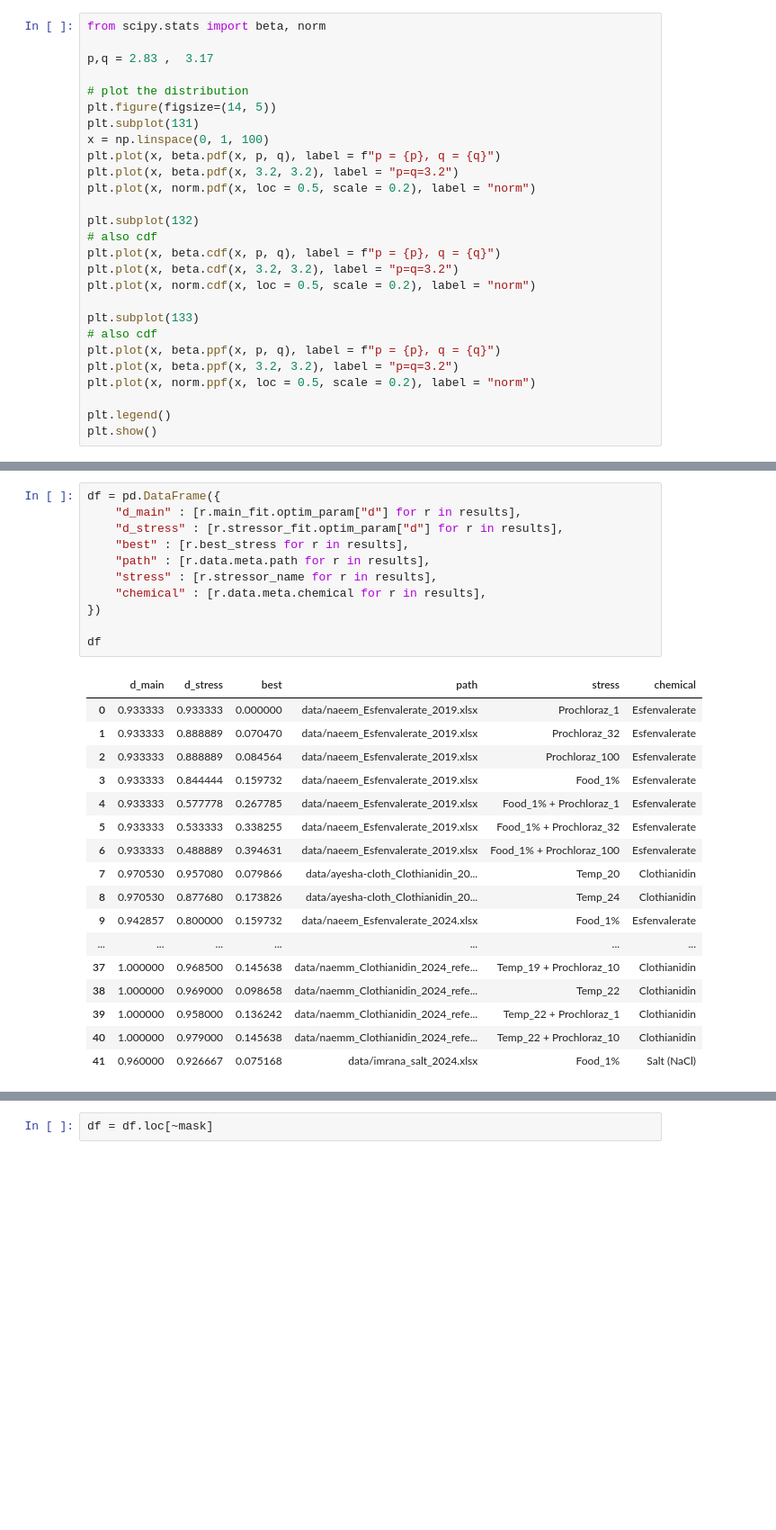
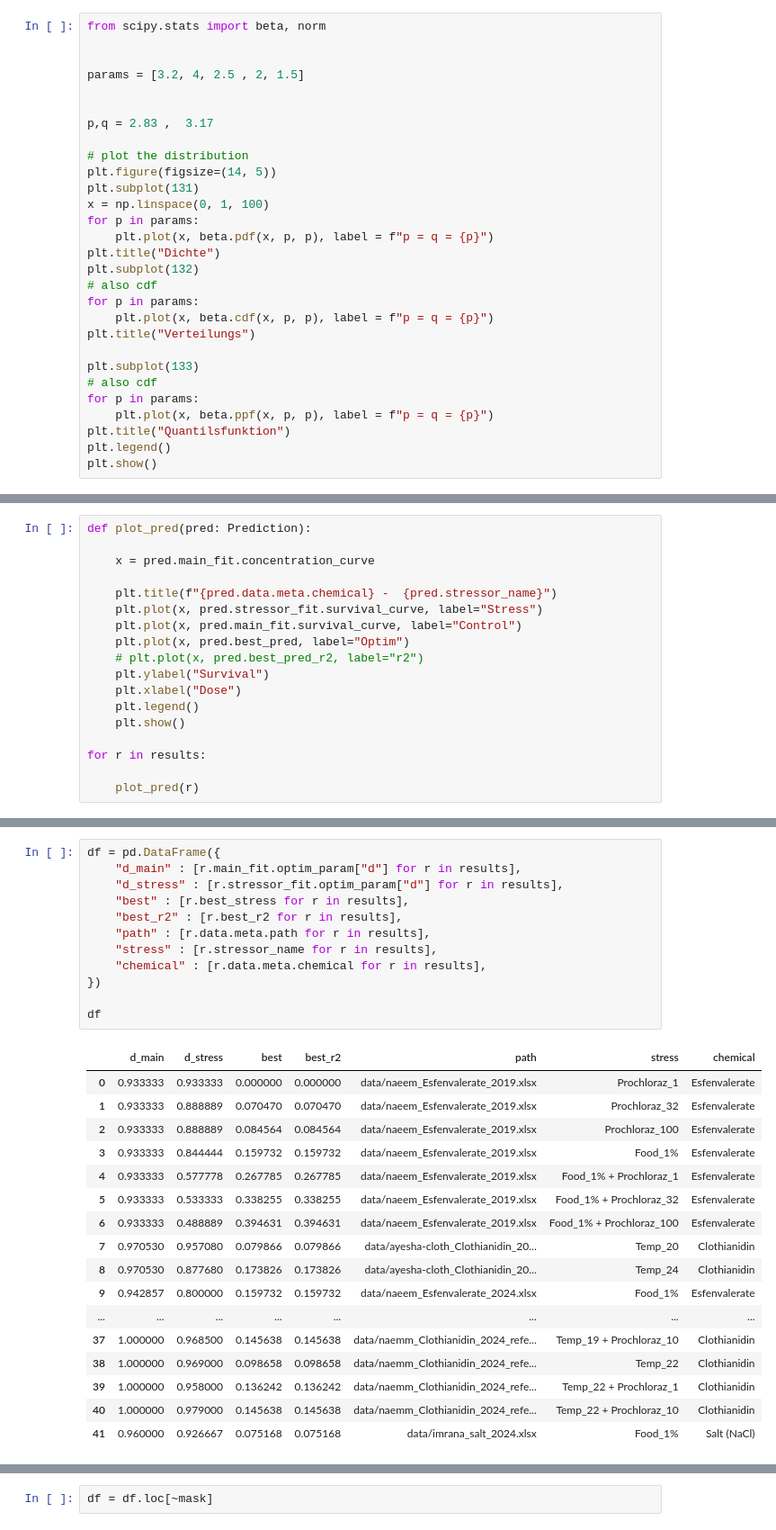
Before and after one commit to ffhammer/sam, a Jupyter notebook: explore_temperature.ipynb, the cells around one changed output, grey strips where cells are left out. Shown at 90% size. Drawn from its saved outputs; the diff is of its cells as text; blank space fills up the shorter version.

```diff
--- a/explore_temperature.ipynb
+++ b/explore_temperature.ipynb
@@ -102,5 +109,9 @@ np.float64(0.9571219877882319)
 # %%
 from scipy.stats import beta, norm
+
+
+params = [3.2, 4, 2.5 , 2, 1.5]
+
 
 p,q = 2.83 ,  3.17
 
@@ -108,22 +119,20 @@ p,q = 2.83 ,  3.17
 plt.figure(figsize=(14, 5))
 plt.subplot(131)
 x = np.linspace(0, 1, 100)
-plt.plot(x, beta.pdf(x, p, q), label = f"p = {p}, q = {q}")
-plt.plot(x, beta.pdf(x, 3.2, 3.2), label = "p=q=3.2")
-plt.plot(x, norm.pdf(x, loc = 0.5, scale = 0.2), label = "norm")
-
+for p in params:
+    plt.plot(x, beta.pdf(x, p, p), label = f"p = q = {p}")
+plt.title("Dichte")
 plt.subplot(132)
 # also cdf
-plt.plot(x, beta.cdf(x, p, q), label = f"p = {p}, q = {q}")
-plt.plot(x, beta.cdf(x, 3.2, 3.2), label = "p=q=3.2")
-plt.plot(x, norm.cdf(x, loc = 0.5, scale = 0.2), label = "norm")
+for p in params:
+    plt.plot(x, beta.cdf(x, p, p), label = f"p = q = {p}")
+plt.title("Verteilungs")
 
 plt.subplot(133)
 # also cdf
-plt.plot(x, beta.ppf(x, p, q), label = f"p = {p}, q = {q}")
-plt.plot(x, beta.ppf(x, 3.2, 3.2), label = "p=q=3.2")
-plt.plot(x, norm.ppf(x, loc = 0.5, scale = 0.2), label = "norm")
-
+for p in params:
+    plt.plot(x, beta.ppf(x, p, p), label = f"p = q = {p}")
+plt.title("Quantilsfunktion")
 plt.legend()
 plt.show()
 # %% [output]
@@ -298,0 +295,18 @@ for r in results:
+# %%
+def plot_pred(pred: Prediction):
+
+    x = pred.main_fit.concentration_curve
+
+    plt.title(f"{pred.data.meta.chemical} -  {pred.stressor_name}")
+    plt.plot(x, pred.stressor_fit.survival_curve, label="Stress")
+    plt.plot(x, pred.main_fit.survival_curve, label="Control")
+    plt.plot(x, pred.best_pred, label="Optim")
+    # plt.plot(x, pred.best_pred_r2, label="r2")
+    plt.ylabel("Survival")
+    plt.xlabel("Dose")
+    plt.legend()
+    plt.show()
+
+for r in results:
+
+    plot_pred(r)
@@ -299,32 +327,33 @@ for r in results:
 # %%
 df = pd.DataFrame({
     "d_main" : [r.main_fit.optim_param["d"] for r in results],
     "d_stress" : [r.stressor_fit.optim_param["d"] for r in results],
     "best" : [r.best_stress for r in results],
+    "best_r2" : [r.best_r2 for r in results],
     "path" : [r.data.meta.path for r in results],
     "stress" : [r.stressor_name for r in results],
     "chemical" : [r.data.meta.chemical for r in results],
 })
 
 df
 # %% [output]
-|  | d_main | d_stress | best | path | stress | chemical |
-| 0 | 0.933333 | 0.933333 | 0.000000 | data/naeem_Esfenvalerate_2019.xlsx | Prochloraz_1 | Esfenvalerate |
-| 1 | 0.933333 | 0.888889 | 0.070470 | data/naeem_Esfenvalerate_2019.xlsx | Prochloraz_32 | Esfenvalerate |
-| 2 | 0.933333 | 0.888889 | 0.084564 | data/naeem_Esfenvalerate_2019.xlsx | Prochloraz_100 | Esfenvalerate |
-| 3 | 0.933333 | 0.844444 | 0.159732 | data/naeem_Esfenvalerate_2019.xlsx | Food_1% | Esfenvalerate |
-| 4 | 0.933333 | 0.577778 | 0.267785 | data/naeem_Esfenvalerate_2019.xlsx | Food_1% + Prochloraz_1 | Esfenvalerate |
-| 5 | 0.933333 | 0.533333 | 0.338255 | data/naeem_Esfenvalerate_2019.xlsx | Food_1% + Prochloraz_32 | Esfenvalerate |
-| 6 | 0.933333 | 0.488889 | 0.394631 | data/naeem_Esfenvalerate_2019.xlsx | Food_1% + Prochloraz_100 | Esfenvalerate |
-| 7 | 0.970530 | 0.957080 | 0.079866 | data/ayesha-cloth_Clothianidin_20... | Temp_20 | Clothianidin |
-| 8 | 0.970530 | 0.877680 | 0.173826 | data/ayesha-cloth_Clothianidin_20... | Temp_24 | Clothianidin |
-| 9 | 0.942857 | 0.800000 | 0.159732 | data/naeem_Esfenvalerate_2024.xlsx | Food_1% | Esfenvalerate |
-| ... | ... | ... | ... | ... | ... | ... |
-| 37 | 1.000000 | 0.968500 | 0.145638 | data/naemm_Clothianidin_2024_refe... | Temp_19 + Prochloraz_10 | Clothianidin |
-| 38 | 1.000000 | 0.969000 | 0.098658 | data/naemm_Clothianidin_2024_refe... | Temp_22 | Clothianidin |
-| 39 | 1.000000 | 0.958000 | 0.136242 | data/naemm_Clothianidin_2024_refe... | Temp_22 + Prochloraz_1 | Clothianidin |
-| 40 | 1.000000 | 0.979000 | 0.145638 | data/naemm_Clothianidin_2024_refe... | Temp_22 + Prochloraz_10 | Clothianidin |
-| 41 | 0.960000 | 0.926667 | 0.075168 | data/imrana_salt_2024.xlsx | Food_1% | Salt (NaCl) |
+|  | d_main | d_stress | best | best_r2 | path | stress | chemical |
+| 0 | 0.933333 | 0.933333 | 0.000000 | 0.000000 | data/naeem_Esfenvalerate_2019.xlsx | Prochloraz_1 | Esfenvalerate |
+| 1 | 0.933333 | 0.888889 | 0.070470 | 0.070470 | data/naeem_Esfenvalerate_2019.xlsx | Prochloraz_32 | Esfenvalerate |
+| 2 | 0.933333 | 0.888889 | 0.084564 | 0.084564 | data/naeem_Esfenvalerate_2019.xlsx | Prochloraz_100 | Esfenvalerate |
+| 3 | 0.933333 | 0.844444 | 0.159732 | 0.159732 | data/naeem_Esfenvalerate_2019.xlsx | Food_1% | Esfenvalerate |
+| 4 | 0.933333 | 0.577778 | 0.267785 | 0.267785 | data/naeem_Esfenvalerate_2019.xlsx | Food_1% + Prochloraz_1 | Esfenvalerate |
+| 5 | 0.933333 | 0.533333 | 0.338255 | 0.338255 | data/naeem_Esfenvalerate_2019.xlsx | Food_1% + Prochloraz_32 | Esfenvalerate |
+| 6 | 0.933333 | 0.488889 | 0.394631 | 0.394631 | data/naeem_Esfenvalerate_2019.xlsx | Food_1% + Prochloraz_100 | Esfenvalerate |
+| 7 | 0.970530 | 0.957080 | 0.079866 | 0.079866 | data/ayesha-cloth_Clothianidin_20... | Temp_20 | Clothianidin |
+| 8 | 0.970530 | 0.877680 | 0.173826 | 0.173826 | data/ayesha-cloth_Clothianidin_20... | Temp_24 | Clothianidin |
+| 9 | 0.942857 | 0.800000 | 0.159732 | 0.159732 | data/naeem_Esfenvalerate_2024.xlsx | Food_1% | Esfenvalerate |
+| ... | ... | ... | ... | ... | ... | ... | ... |
+| 37 | 1.000000 | 0.968500 | 0.145638 | 0.145638 | data/naemm_Clothianidin_2024_refe... | Temp_19 + Prochloraz_10 | Clothianidin |
+| 38 | 1.000000 | 0.969000 | 0.098658 | 0.098658 | data/naemm_Clothianidin_2024_refe... | Temp_22 | Clothianidin |
+| 39 | 1.000000 | 0.958000 | 0.136242 | 0.136242 | data/naemm_Clothianidin_2024_refe... | Temp_22 + Prochloraz_1 | Clothianidin |
+| 40 | 1.000000 | 0.979000 | 0.145638 | 0.145638 | data/naemm_Clothianidin_2024_refe... | Temp_22 + Prochloraz_10 | Clothianidin |
+| 41 | 0.960000 | 0.926667 | 0.075168 | 0.075168 | data/imrana_salt_2024.xlsx | Food_1% | Salt (NaCl) |
 # %%
 mask = np.logical_or(df.d_main <= df.d_stress ,  df.best == 0)
 df.loc[mask]
```
Also changed, not shown: parts of 31 cells of this notebook.
